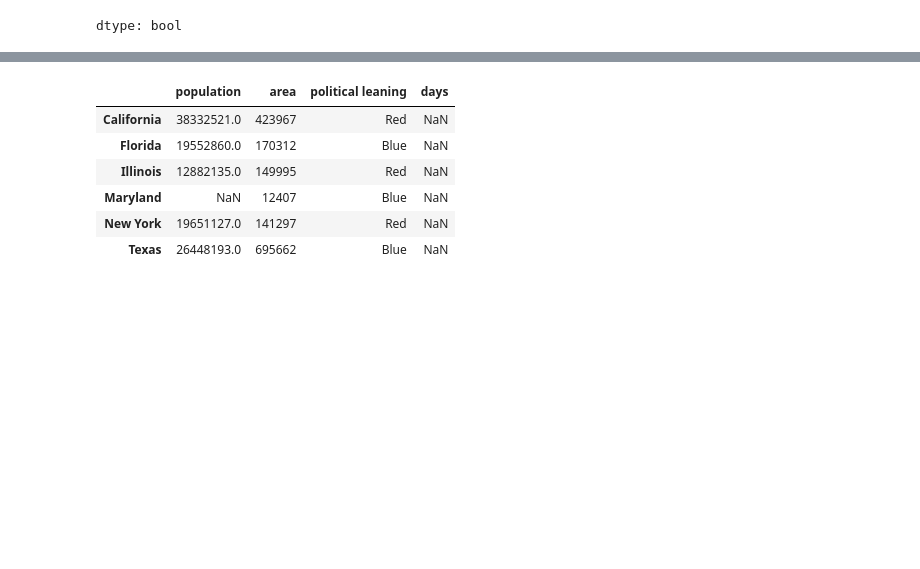
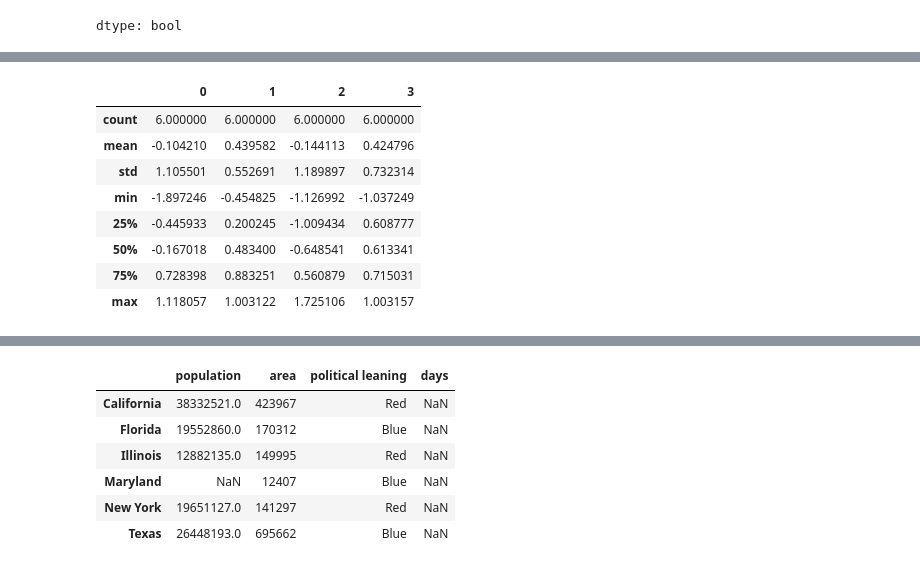
Before and after one commit to tsnow2010/DATA601, a Jupyter notebook: DATA601_Notes/DATA601_Week_7_Notes.ipynb, the cells around one changed output, grey strips where cells are left out. Saved outputs shown, nothing was run; the diff lists cells and outputs as text; code cells hidden in the pictures; blank space fills up the shorter version.

```diff
--- a/DATA601_Notes/DATA601_Week_7_Notes.ipynb
+++ b/DATA601_Notes/DATA601_Week_7_Notes.ipynb
@@ -206,0 +246,3 @@ dtype: category
+# %%
+rand_pt_sch = pd.DataFrame(np.random.randn(6,4),index=pd.date_range('2024-10-10',periods=6,freq='D'))
+rand_pt_sch
@@ -206,0 +257,12 @@ dtype: category
+# %%
+rand_pt_sch.describe()
+# %% [output]
+|  | 0 | 1 | 2 | 3 |
+| count | 6.000000 | 6.000000 | 6.000000 | 6.000000 |
+| mean | -0.104210 | 0.439582 | -0.144113 | 0.424796 |
+| std | 1.105501 | 0.552691 | 1.189897 | 0.732314 |
+| min | -1.897246 | -0.454825 | -1.126992 | -1.037249 |
+| 25% | -0.445933 | 0.200245 | -1.009434 | 0.608777 |
+| 50% | -0.167018 | 0.483400 | -0.648541 | 0.613341 |
+| 75% | 0.728398 | 0.883251 | 0.560879 | 0.715031 |
+| max | 1.118057 | 1.003122 | 1.725106 | 1.003157 |
```
Also changed, not shown: parts of 37 cells of this notebook.
